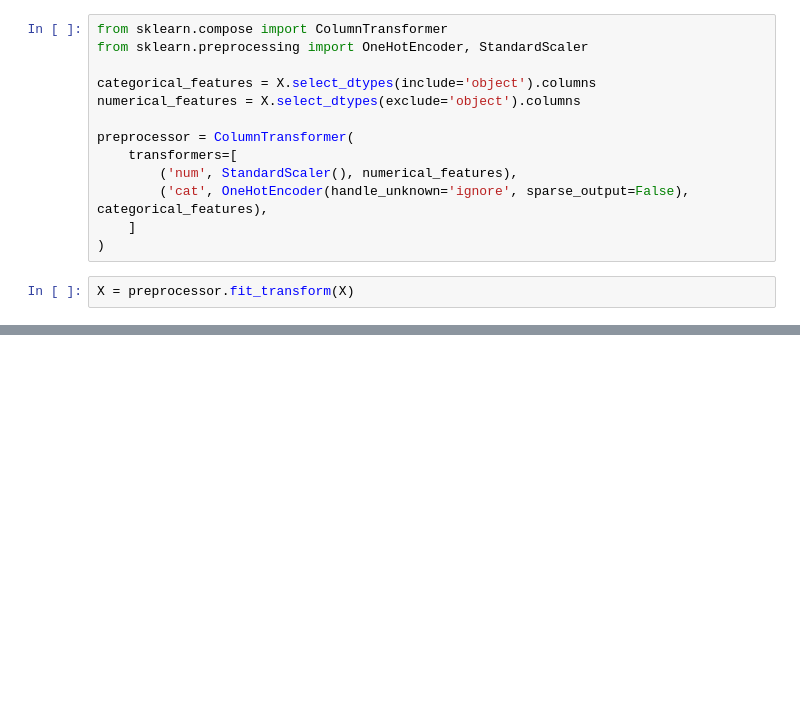
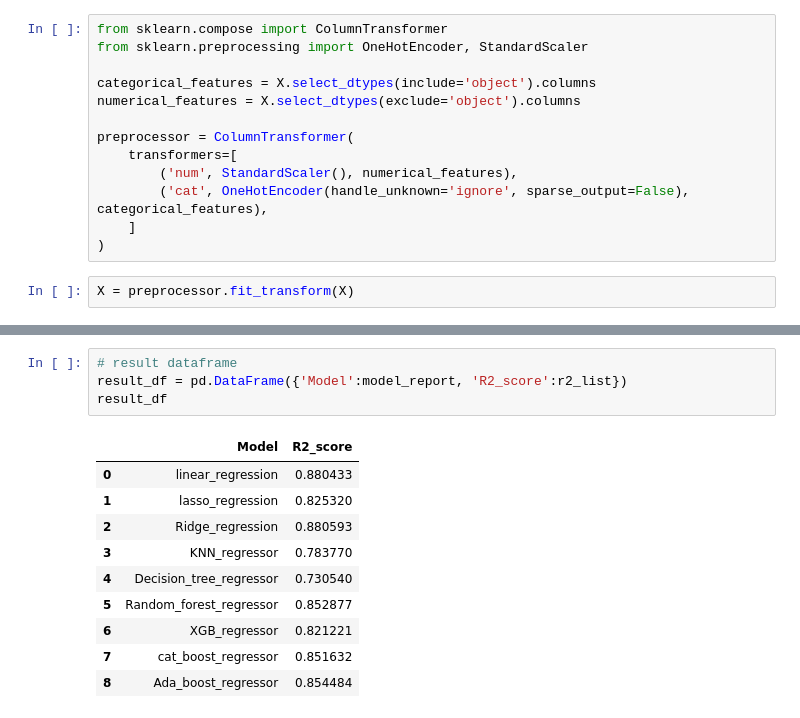
Before and after one commit to christopher-christain/DS-end-to-end, a Jupyter notebook: notebook/model_training.ipynb, the cells around one changed output, grey strips where cells are left out. Cells and saved outputs as stored; diff of their text form; blank space fills up the shorter version.

```diff
--- a/notebook/model_training.ipynb
+++ b/notebook/model_training.ipynb
@@ -105,0 +125,15 @@ y_test shape: (200,)
+# %%
+# result dataframe
+result_df = pd.DataFrame({'Model':model_report, 'R2_score':r2_list})
+result_df
+# %% [output]
+|  | Model | R2_score |
+| 0 | linear_regression | 0.880433 |
+| 1 | lasso_regression | 0.825320 |
+| 2 | Ridge_regression | 0.880593 |
+| 3 | KNN_regressor | 0.783770 |
+| 4 | Decision_tree_regressor | 0.730540 |
+| 5 | Random_forest_regressor | 0.852877 |
+| 6 | XGB_regressor | 0.821221 |
+| 7 | cat_boost_regressor | 0.851632 |
+| 8 | Ada_boost_regressor | 0.854484 |
```
Also changed, not shown: parts of 11 cells of this notebook, 4 other files.
